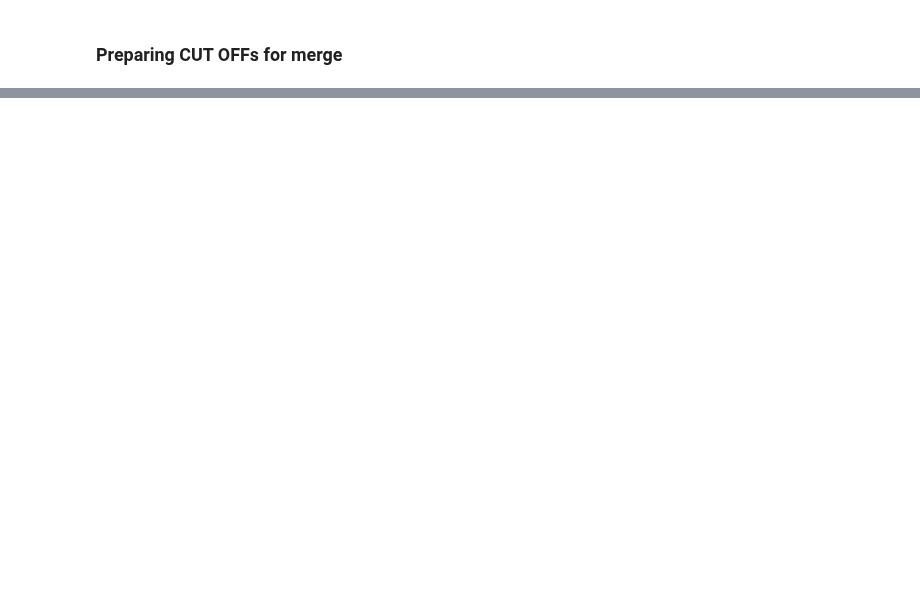
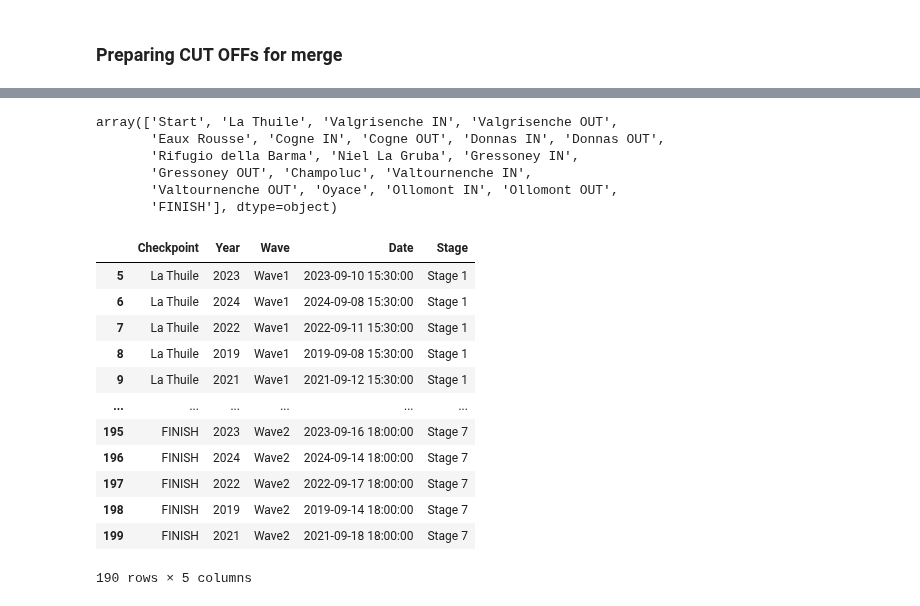
Before and after one commit to kjonina/TORX, a Jupyter notebook: Stage 4 - TOR330 Cut Offs Dataset.ipynb, the cells around one changed output, grey strips where cells are left out. Saved outputs shown, nothing was run; the diff lists cells and outputs as text; code cells hidden in the pictures; blank space fills up the shorter version.

```diff
--- a/Stage 4 - TOR330 Cut Offs Dataset.ipynb
+++ b/Stage 4 - TOR330 Cut Offs Dataset.ipynb
@@ -234,8 +343,8 @@ stages_cut_offs_df.to_excel(f'{race}/4. TOR330 Timetable Data/{race}_stages_cut_
 # %% [markdown]
 ### Preparing CUT OFFs for merge
 # %%
-cutoffs_df_melt['aid_stations'] =cutoffs_df_melt['aid_stations'].str.replace('Rifugio Del Lago Della Barma', 'Rifugio della Barma')
-cutoffs_df_melt['aid_stations'] =cutoffs_df_melt['aid_stations'].str.replace('Niel - Dortoir La Gruba', 'Niel La Gruba')
-cutoffs_df_melt['aid_stations'] =cutoffs_df_melt['aid_stations'].str.replace( 'TORX Finish Line', 'FINISH')
-
+cutoffs_df_melt['Checkpoint'] =cutoffs_df_melt['Checkpoint'].str.replace('Rifugio Del Lago Della Barma', 'Rifugio della Barma')
+cutoffs_df_melt['Checkpoint'] =cutoffs_df_melt['Checkpoint'].str.replace('Niel - Dortoir La Gruba', 'Niel La Gruba')
+cutoffs_df_melt['Checkpoint'] =cutoffs_df_melt['Checkpoint'].str.replace( 'TORX Finish Line', 'FINISH')
+cutoffs_df_melt.rename(columns={'Date': 'Cut Off Date'}, inplace=True)
 cutoffs_df_melt
@@ -242,10 +384,7 @@ cutoffs_df_melt
 # %%
-cutoffs_df_melt = cutoffs_df_melt[['aid_stations', 'Year', 'Wave','Date']]
+cutoffs_df_melt = cutoffs_df_melt[['Checkpoint', 'Year', 'Wave','Cut Off Date']]
 # %%
 # Saving this
-# Might come in handy
-cutoffs_df_melt.to_excel(f'{race}/4. TOR330 Timetable Data/{race}_aid_station_for_each_year_cut_offs_df.xlsx', index = False)
+
+cutoffs_df_melt['Checkpoint'] = cutoffs_df_melt['Checkpoint'].str.replace('Eaux Rousses', 'Eaux Rousse')
+cutoffs_df_melt.to_excel(f'TOR330 Data/4. TOR330 Timetable Data/TOR330_aid_station_for_each_year_cut_offs_df.xlsx', index = False)
-# %%
-# beacuse it will be merged with the main dataset, naming could be issue
-# so renaming to know it is cut off!
-cutoffs_df_melt['aid_stations'] =  'Cut Off | ' + cutoffs_df_melt['aid_stations']
@@ -300,0 +391,47 @@ cutoffs_df_pivot
+# %%
+cutoffs_df_melt['Checkpoint'].unique()
+# %% [output]
+array(['Start', 'La Thuile', 'Valgrisenche IN', 'Valgrisenche OUT',
+       'Eaux Rousse', 'Cogne IN', 'Cogne OUT', 'Donnas IN', 'Donnas OUT',
+       'Rifugio della Barma', 'Niel La Gruba', 'Gressoney IN',
+       'Gressoney OUT', 'Champoluc', 'Valtournenche IN',
+       'Valtournenche OUT', 'Oyace', 'Ollomont IN', 'Ollomont OUT',
+       'FINISH'], dtype=object)
+# %%
+cutoffs_df_melt_1 =  cutoffs_df_melt.copy()
+Stage1 = [ 'La Thuile', 'Valgrisenche IN']
+Stage2 = [ 'Valgrisenche OUT', 'Eaux Rousse', 'Cogne IN']
+
+Stage3 = [ 'Cogne OUT',  'Donnas IN']
+Stage4  = [ 'Donnas OUT', 'Rifugio della Barma','Niel La Gruba',  'Gressoney IN']
+
+Stage5 = ['Gressoney OUT', 'Champoluc', 'Valtournenche IN']
+
+Stage6 = [ 'Valtournenche OUT', 'Oyace', 'Ollomont IN']
+
+Stage7 = [ 'Ollomont OUT', 'FINISH']
+
+# finding the low / high season by date
+cutoffs_df_melt_1.loc[cutoffs_df_melt_1['Checkpoint'].isin(Stage1), 'Stage'] = 'Stage 1'
+cutoffs_df_melt_1.loc[cutoffs_df_melt_1['Checkpoint'].isin(Stage2), 'Stage'] = 'Stage 2'
+cutoffs_df_melt_1.loc[cutoffs_df_melt_1['Checkpoint'].isin(Stage3), 'Stage'] = 'Stage 3'
+cutoffs_df_melt_1.loc[cutoffs_df_melt_1['Checkpoint'].isin(Stage4), 'Stage'] = 'Stage 4'
+cutoffs_df_melt_1.loc[cutoffs_df_melt_1['Checkpoint'].isin(Stage5), 'Stage'] = 'Stage 5'
+cutoffs_df_melt_1.loc[cutoffs_df_melt_1['Checkpoint'].isin(Stage6), 'Stage'] = 'Stage 6'
+cutoffs_df_melt_1.loc[cutoffs_df_melt_1['Checkpoint'].isin(Stage7), 'Stage'] = 'Stage 7'
+# cutoffs_df_melt_1.loc[cutoffs_df_melt_1['Checkpoint'] == 'new_Start Date', 'Retired_Stage'] = 'DNS'
+cutoffs_df_melt_1[cutoffs_df_melt_1['Checkpoint'] != 'Start']
+# %% [output]
+|  | Checkpoint | Year | Wave | Date | Stage |
+| 5 | La Thuile | 2023 | Wave1 | 2023-09-10 15:30:00 | Stage 1 |
+| 6 | La Thuile | 2024 | Wave1 | 2024-09-08 15:30:00 | Stage 1 |
+| 7 | La Thuile | 2022 | Wave1 | 2022-09-11 15:30:00 | Stage 1 |
+| 8 | La Thuile | 2019 | Wave1 | 2019-09-08 15:30:00 | Stage 1 |
+| 9 | La Thuile | 2021 | Wave1 | 2021-09-12 15:30:00 | Stage 1 |
+| ... | ... | ... | ... | ... | ... |
+| 195 | FINISH | 2023 | Wave2 | 2023-09-16 18:00:00 | Stage 7 |
+| 196 | FINISH | 2024 | Wave2 | 2024-09-14 18:00:00 | Stage 7 |
+| 197 | FINISH | 2022 | Wave2 | 2022-09-17 18:00:00 | Stage 7 |
+| 198 | FINISH | 2019 | Wave2 | 2019-09-14 18:00:00 | Stage 7 |
+| 199 | FINISH | 2021 | Wave2 | 2021-09-18 18:00:00 | Stage 7 |
+190 rows × 5 columns
```
Also changed, not shown: parts of 17 cells of this notebook, 7 other files.
